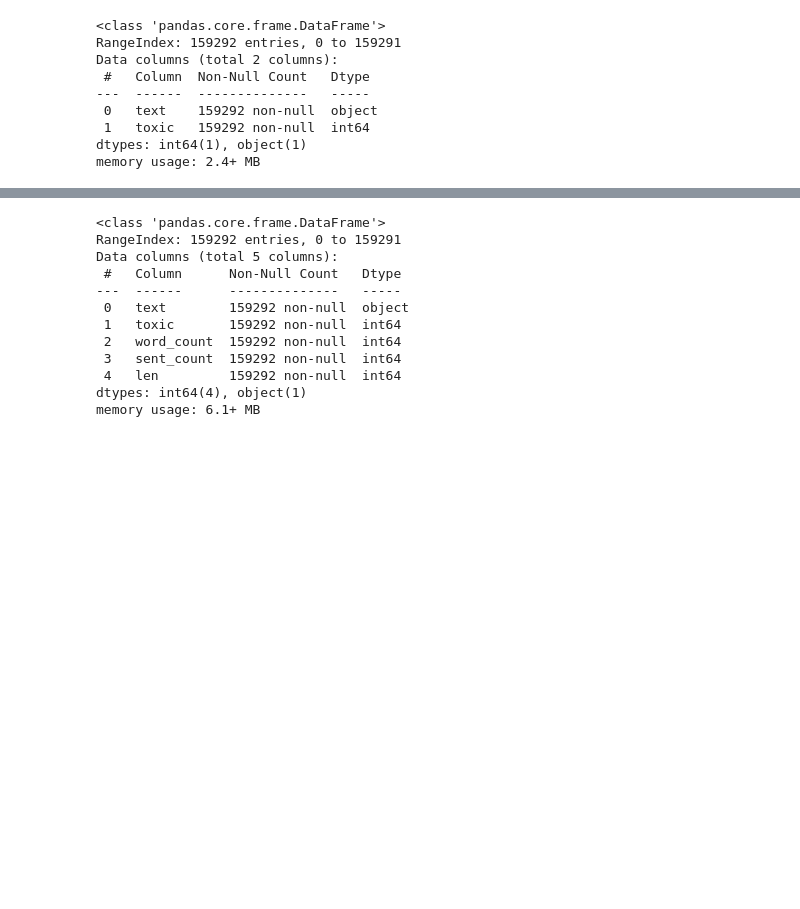
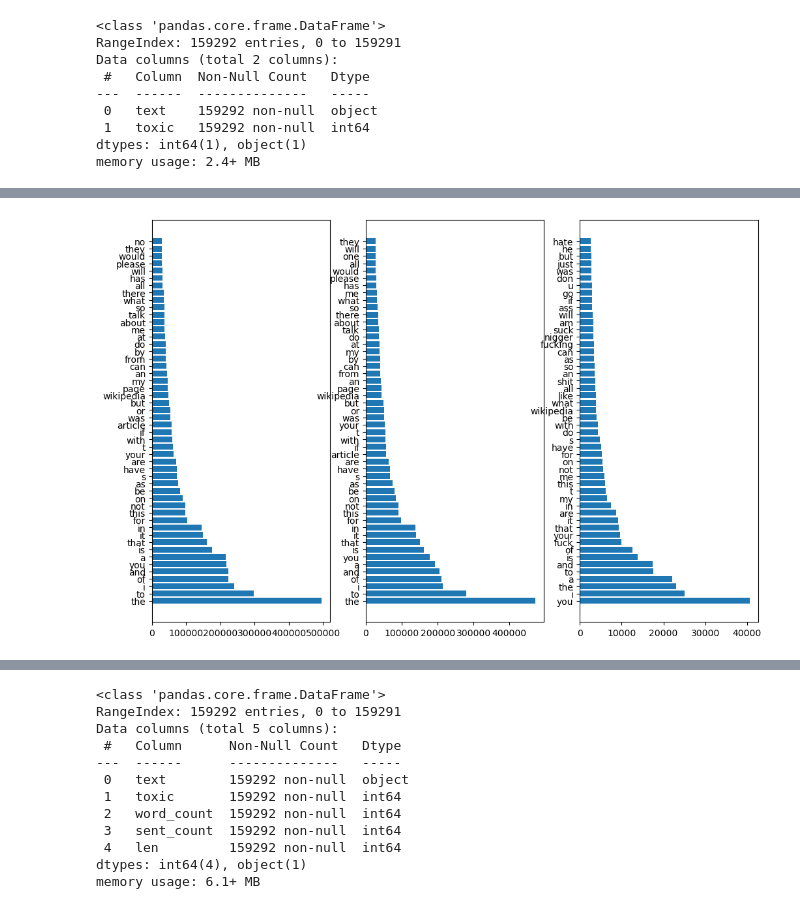
Before and after one commit to green-igor/wiki, a Jupyter notebook: wikiki (1).ipynb, the cells around one changed output, grey strips where cells are left out. Cells and saved outputs as stored; diff of their text form; code cells hidden in the pictures; blank space fills up the shorter version.

```diff
--- a/wikiki (1).ipynb
+++ b/wikiki (1).ipynb
@@ -215,0 +171,4 @@ memory usage: 2.4+ MB
+# %%
+words_wo_trash = w_count(
+    df['text'],
+    df_cleaning=True)
@@ -215,0 +179,4 @@ memory usage: 2.4+ MB
+# %%
+words_wo_trash0 = w_count(
+    df_non_toxic['text'],
+    df_cleaning=True)
@@ -215,0 +187,4 @@ memory usage: 2.4+ MB
+# %%
+words_wo_trash1 = w_count(
+    df_toxic['text'],
+    df_cleaning=True)
@@ -215,0 +237,4 @@ memory usage: 2.4+ MB
+# %%
+bars([words_wo_trash.head(50),words_wo_trash0.head(50),words_wo_trash1.head(50)])
+# %% [output]
+[figure, added]
```
Also changed, not shown: parts of 165 cells of this notebook.
